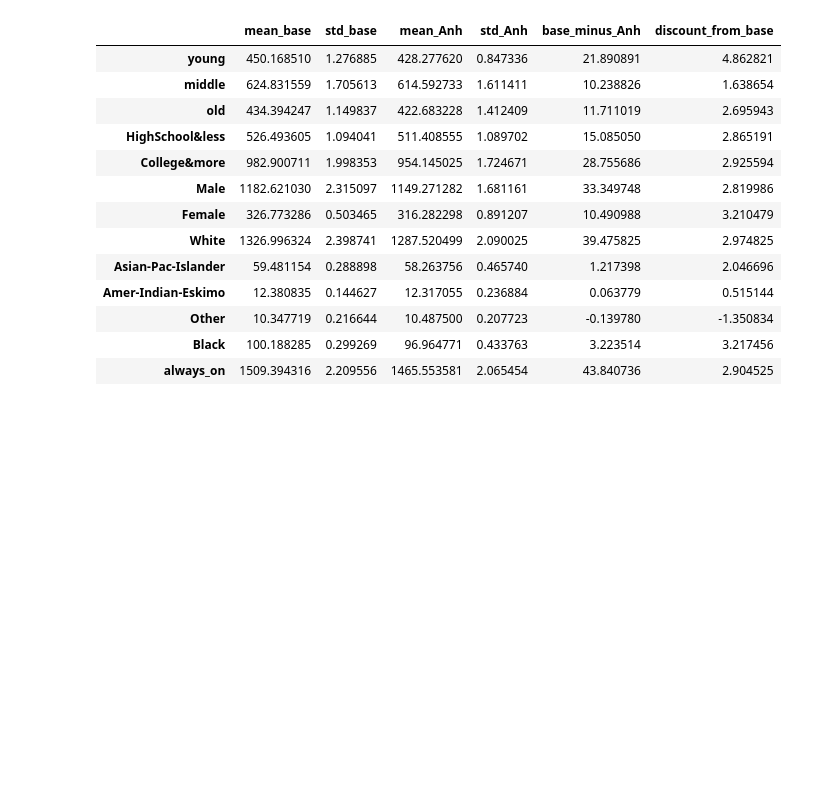
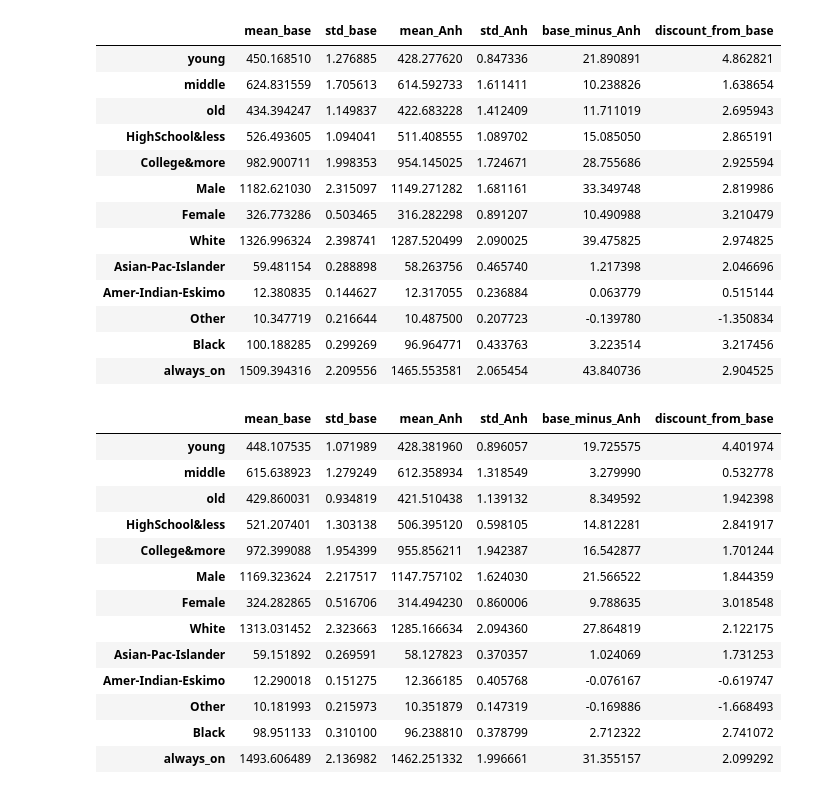
Before and after one commit to krishnacharya/multidecomp, a Jupyter notebook: iclr_res/groupwise_adult.ipynb, the cells around one changed output. Saved outputs shown, nothing was run; the diff lists cells and outputs as text; code cells hidden in the pictures; blank space fills up the shorter version.

```diff
--- a/iclr_res/groupwise_adult.ipynb
+++ b/iclr_res/groupwise_adult.ipynb
@@ -150,3 +163,20 @@ performance_diff(ds_ob)
 | Other | 10.347719 | 0.216644 | 10.487500 | 0.207723 | -0.139780 | -1.350834 |
 | Black | 100.188285 | 0.299269 | 96.964771 | 0.433763 | 3.223514 | 3.217456 |
 | always_on | 1509.394316 | 2.209556 | 1465.553581 | 2.065454 | 43.840736 | 2.904525 |
+# %%
+performance_diff(ds_obj) # with the group indicators for age and education added back in
+# %% [output]
+|  | mean_base | std_base | mean_Anh | std_Anh | base_minus_Anh | discount_from_base |
+| young | 448.107535 | 1.071989 | 428.381960 | 0.896057 | 19.725575 | 4.401974 |
+| middle | 615.638923 | 1.279249 | 612.358934 | 1.318549 | 3.279990 | 0.532778 |
+| old | 429.860031 | 0.934819 | 421.510438 | 1.139132 | 8.349592 | 1.942398 |
+| HighSchool&less | 521.207401 | 1.303138 | 506.395120 | 0.598105 | 14.812281 | 2.841917 |
+| College&more | 972.399088 | 1.954399 | 955.856211 | 1.942387 | 16.542877 | 1.701244 |
+| Male | 1169.323624 | 2.217517 | 1147.757102 | 1.624030 | 21.566522 | 1.844359 |
+| Female | 324.282865 | 0.516706 | 314.494230 | 0.860006 | 9.788635 | 3.018548 |
+| White | 1313.031452 | 2.323663 | 1285.166634 | 2.094360 | 27.864819 | 2.122175 |
+| Asian-Pac-Islander | 59.151892 | 0.269591 | 58.127823 | 0.370357 | 1.024069 | 1.731253 |
+| Amer-Indian-Eskimo | 12.290018 | 0.151275 | 12.366185 | 0.405768 | -0.076167 | -0.619747 |
+| Other | 10.181993 | 0.215973 | 10.351879 | 0.147319 | -0.169886 | -1.668493 |
+| Black | 98.951133 | 0.310100 | 96.238810 | 0.378799 | 2.712322 | 2.741072 |
+| always_on | 1493.606489 | 2.136982 | 1462.251332 | 1.996661 | 31.355157 | 2.099292 |
```
Also changed, not shown: parts of 13 cells of this notebook, 1 other file.
